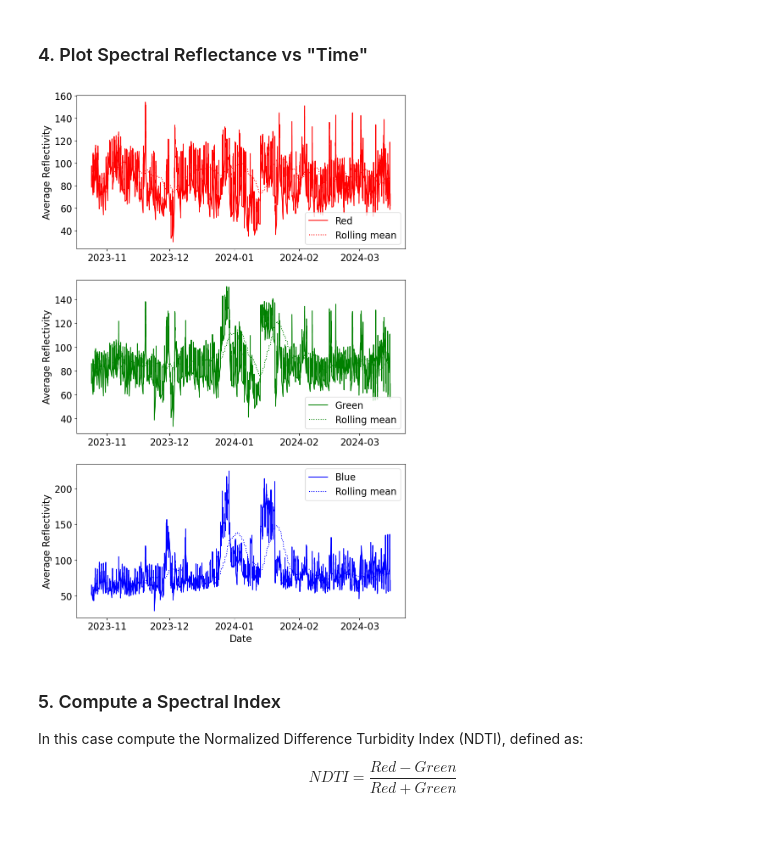
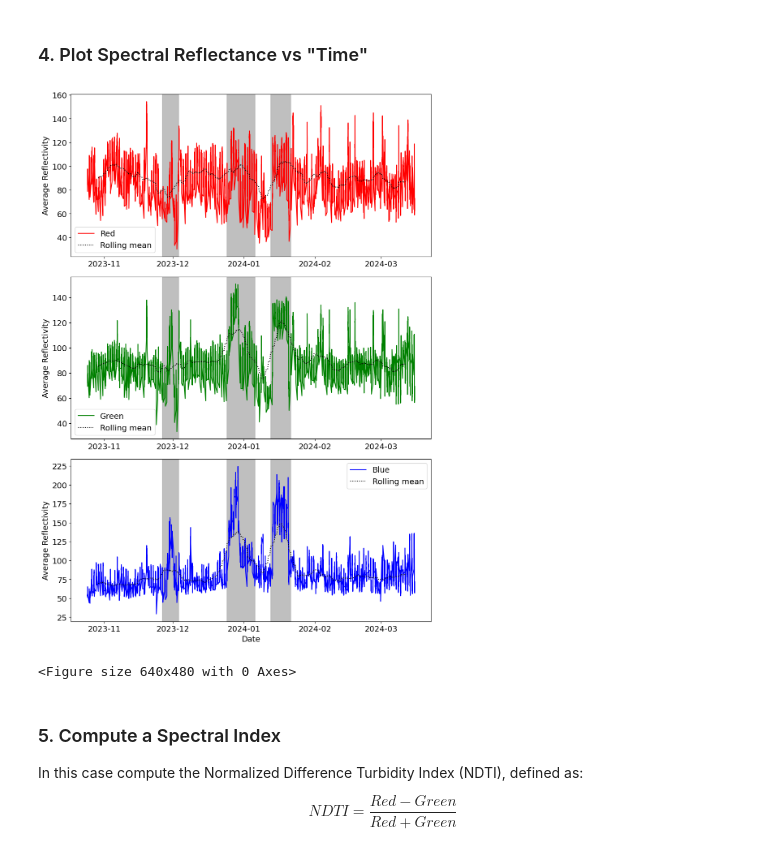
Before and after one commit to LEAF-BoiseState/LEAF-Photo-Hydrology, a Jupyter notebook: 6_Image_Time_Series_Workflow.ipynb, the cells around one changed output. Saved outputs shown, nothing was run; the diff lists cells and outputs as text; code cells hidden in the pictures.

Commit message:
updated RGB plots

```diff
--- a/6_Image_Time_Series_Workflow.ipynb
+++ b/6_Image_Time_Series_Workflow.ipynb
@@ -98,30 +106,49 @@ df_camtrap
 # %% [markdown]
 ### 4. Plot Spectral Reflectance vs "Time"
-# %%
-plt.rcParams.update({'font.size': 16})
-
-rolling_mean = 320 # 4 images = 1 hour
-
-plt.figure(figsize=(10,16))
-plt.subplot(3,1,1)
-plt.plot(df_camtrap.Datetime,df_camtrap.R_avg,'r', label='Red')
-plt.plot(image_datetime,df_camtrap.R_avg.rolling(rolling_mean).mean(),'r:', label='Rolling mean')
-plt.ylabel('Average Reflectivity')
-plt.legend()
-plt.subplot(3,1,2)
-plt.plot(df_camtrap.Datetime,df_camtrap.G_avg,'g', label='Green')
-plt.plot(image_datetime,df_camtrap.G_avg.rolling(rolling_mean).mean(),'g:', label='Rolling mean')
-plt.ylabel('Average Reflectivity')
-plt.legend()
-plt.subplot(3,1,3)
-plt.plot(df_camtrap.Datetime,df_camtrap.B_avg,'b', label='Blue')
-plt.plot(image_datetime,df_camtrap.B_avg.rolling(rolling_mean).mean(),'b:', label='Rolling mean')
-plt.xlabel('Date')
-plt.ylabel('Average Reflectivity')
-plt.legend()
-plt.show()
-# %% [output]
-[figure, removed]
+# %%
+plt.rcParams.update({'font.size': 14})
+
+rolling_mean = 320 # 4 images = 1 hour
+
+snow1_start = '2023-11-26 08:45:00'
+snow1_end   = '2023-12-03 11:15:00'
+snow2_start = '2023-12-24 10:30:00'
+snow2_end   = '2024-01-05 17:00:00'
+snow3_start = '2024-01-12 17:00:00'
+snow3_end   = '2024-01-21 08:30:00'
+
+plt.figure(figsize=(10,14))
+plt.subplot(3,1,1)
+plt.plot(df_camtrap.Datetime,df_camtrap.R_avg,'r', label='Red')
+plt.plot(df_camtrap.Datetime,df_camtrap.R_avg.rolling(rolling_mean, center=True).mean(),'k:', label='Rolling mean')
+plt.axvspan(pd.to_datetime(snow1_start,format='%Y-%m-%d %H:%M:%S'),pd.to_datetime(snow1_end,format='%Y-%m-%d %H:%M:%S'), color='gray', alpha=0.5)
+plt.axvspan(pd.to_datetime(snow2_start,format='%Y-%m-%d %H:%M:%S'),pd.to_datetime(snow2_end,format='%Y-%m-%d %H:%M:%S'), color='gray', alpha=0.5)
+plt.axvspan(pd.to_datetime(snow3_start,format='%Y-%m-%d %H:%M:%S'),pd.to_datetime(snow3_end,format='%Y-%m-%d %H:%M:%S'), color='gray', alpha=0.5)
+plt.ylabel('Average Reflectivity')
+plt.legend()
+plt.subplot(3,1,2)
+plt.plot(df_camtrap.Datetime,df_camtrap.G_avg,'g', label='Green')
+plt.plot(df_camtrap.Datetime,df_camtrap.G_avg.rolling(rolling_mean, center=True).mean(),'k:', label='Rolling mean')
+plt.axvspan(pd.to_datetime(snow1_start,format='%Y-%m-%d %H:%M:%S'),pd.to_datetime(snow1_end,format='%Y-%m-%d %H:%M:%S'), color='gray', alpha=0.5)
+plt.axvspan(pd.to_datetime(snow2_start,format='%Y-%m-%d %H:%M:%S'),pd.to_datetime(snow2_end,format='%Y-%m-%d %H:%M:%S'), color='gray', alpha=0.5)
+plt.axvspan(pd.to_datetime(snow3_start,format='%Y-%m-%d %H:%M:%S'),pd.to_datetime(snow3_end,format='%Y-%m-%d %H:%M:%S'), color='gray', alpha=0.5)
+plt.ylabel('Average Reflectivity')
+plt.legend()
+plt.subplot(3,1,3)
+plt.plot(df_camtrap.Datetime,df_camtrap.B_avg,'b', label='Blue')
+plt.plot(df_camtrap.Datetime,df_camtrap.B_avg.rolling(rolling_mean, center=True).mean(),'k:', label='Rolling mean')
+plt.axvspan(pd.to_datetime(snow1_start,format='%Y-%m-%d %H:%M:%S'),pd.to_datetime(snow1_end,format='%Y-%m-%d %H:%M:%S'), color='gray', alpha=0.5)
+plt.axvspan(pd.to_datetime(snow2_start,format='%Y-%m-%d %H:%M:%S'),pd.to_datetime(snow2_end,format='%Y-%m-%d %H:%M:%S'), color='gray', alpha=0.5)
+plt.axvspan(pd.to_datetime(snow3_start,format='%Y-%m-%d %H:%M:%S'),pd.to_datetime(snow3_end,format='%Y-%m-%d %H:%M:%S'), color='gray', alpha=0.5)
+plt.xlabel('Date')
+plt.ylabel('Average Reflectivity')
+plt.legend()
+plt.tight_layout()
+plt.show()
+plt.savefig('RGB_vs_time.png',dpi=300)
+# %% [output]
+[figure, added]
+<Figure size 640x480 with 0 Axes>
 # %% [markdown]
 ### 5. Compute a Spectral Index
 
```
Also changed, not shown: parts of 8 cells of this notebook, 1 other file.
